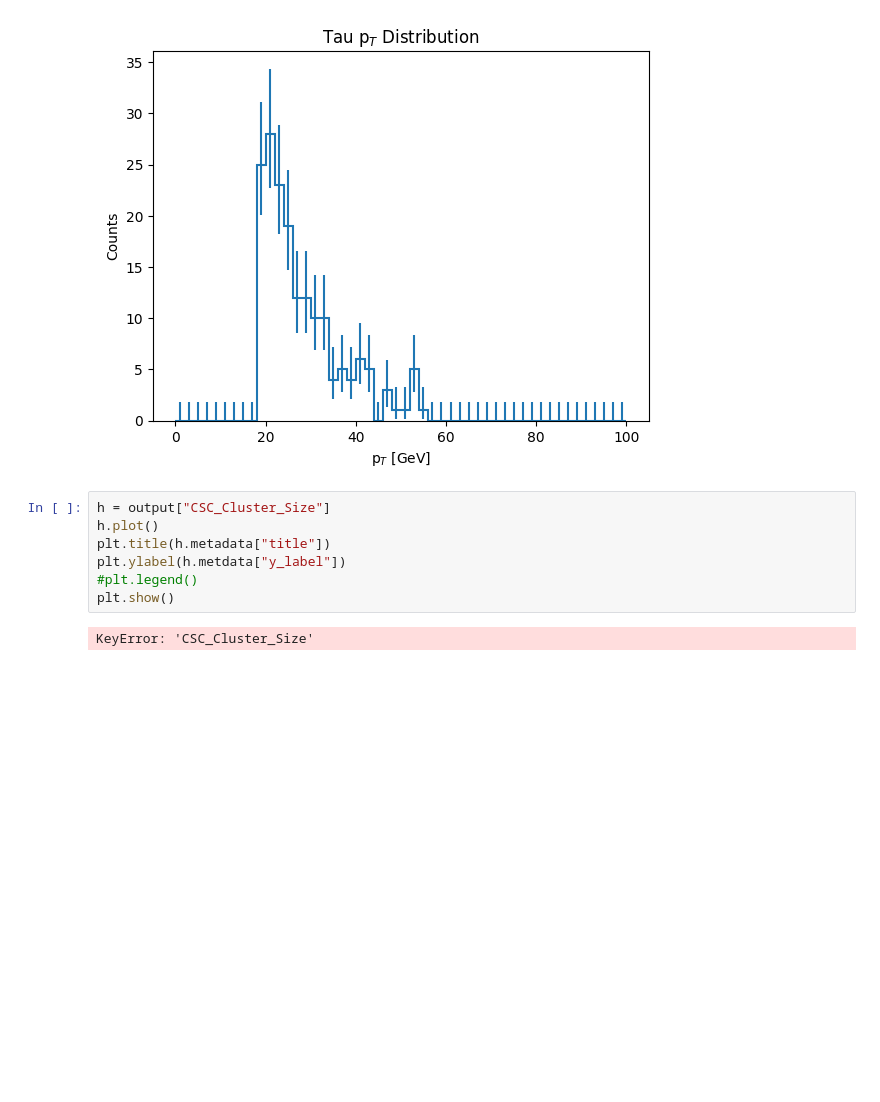
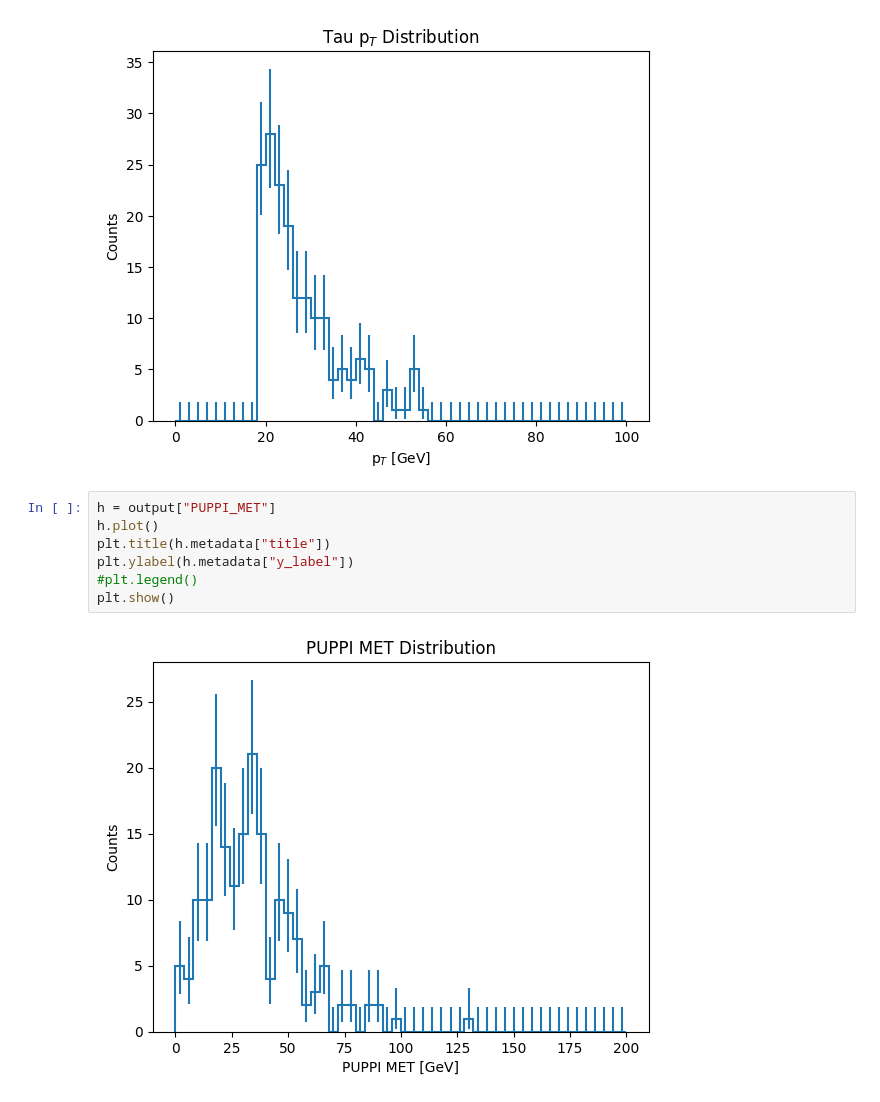
Before and after one commit to cms-lpc-llp/run3_llp_analyzer, a Jupyter notebook: HNL_Plotting_Scripts/Check_Sample_Kinematics.ipynb, the cells around one changed output. Drawn from its saved outputs; the diff is of its cells as text; blank space fills up the shorter version.

```diff
--- a/HNL_Plotting_Scripts/Check_Sample_Kinematics.ipynb
+++ b/HNL_Plotting_Scripts/Check_Sample_Kinematics.ipynb
@@ -57,11 +57,11 @@ plt.show()
 # %% [output]
 [figure]
 # %%
-h = output["CSC_Cluster_Size"]
+h = output["PUPPI_MET"]
 h.plot()
 plt.title(h.metadata["title"])
-plt.ylabel(h.metdata["y_label"])
+plt.ylabel(h.metadata["y_label"])
 #plt.legend()
 plt.show()
 # %% [output]
-KeyError: 'CSC_Cluster_Size'
+[figure, added]
```
Also changed, not shown: parts of 2 cells of this notebook.
